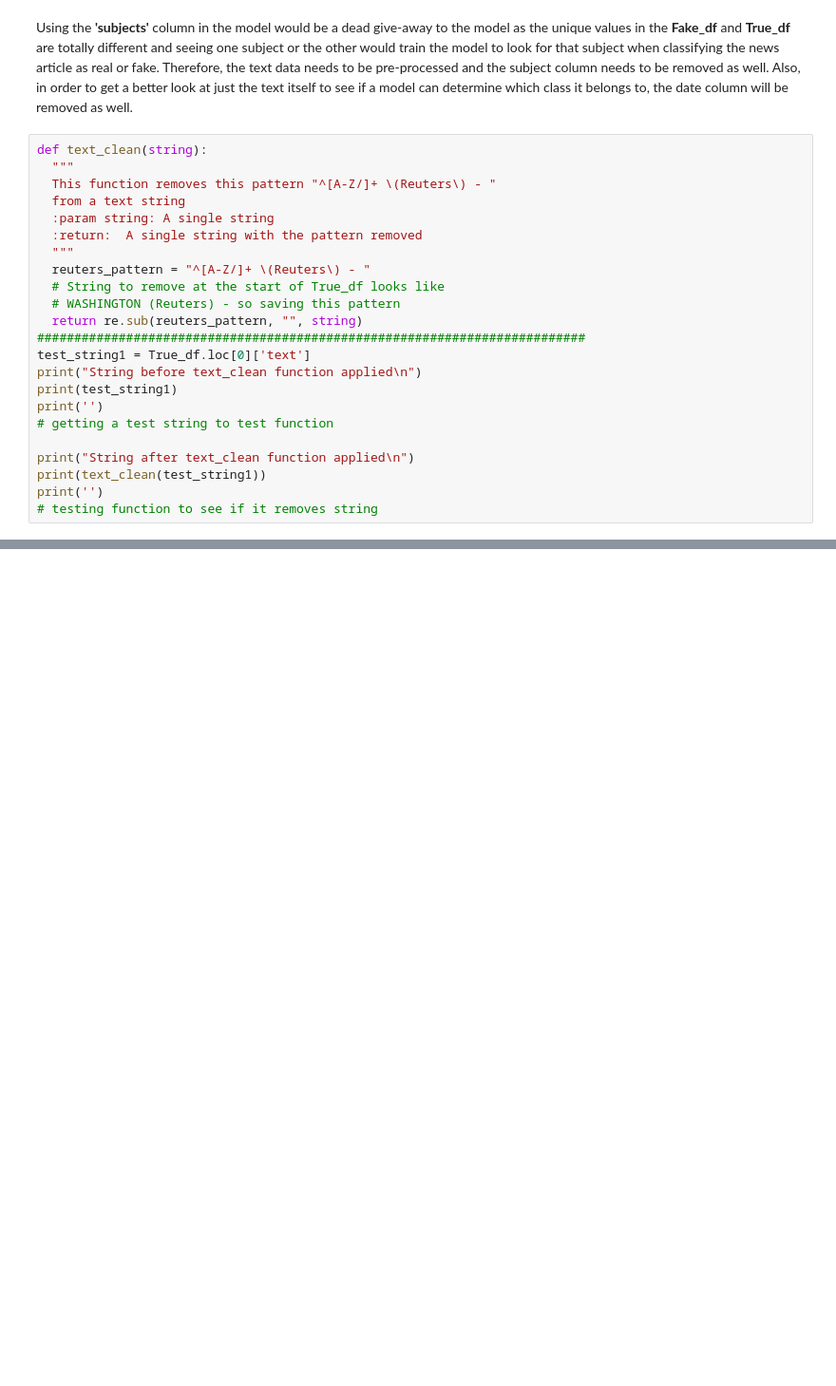
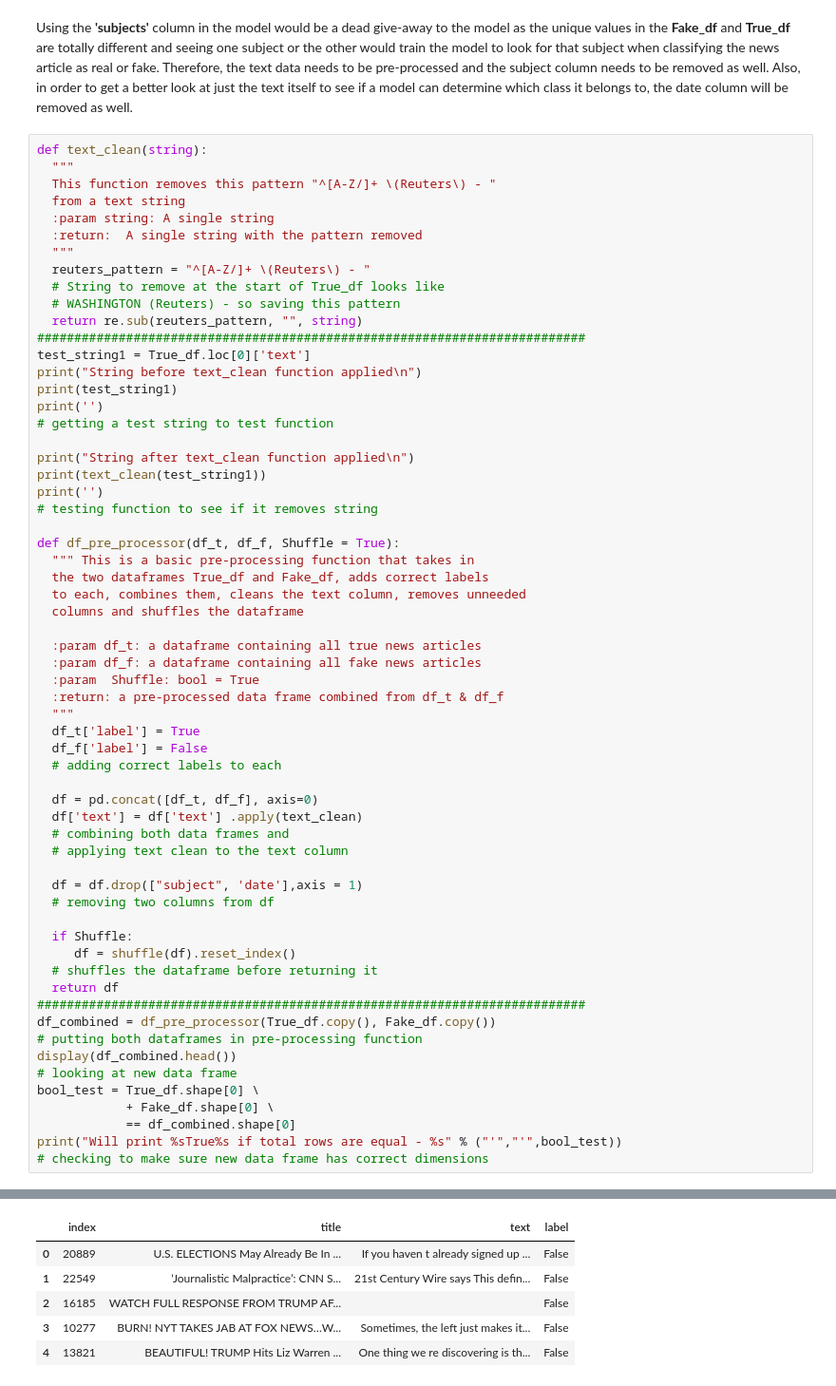
Before and after one commit to EdwardMMiller/Data-Mining-Project---Fall-2022, a Jupyter notebook: News_Classifier_V2.ipynb, the cells around one changed output, grey strips where cells are left out. Shown at 95% size. Saved outputs shown, nothing was run; the diff lists cells and outputs as text; blank space fills up the shorter version.

Commit message:
News Classifier - Day 2 work - remove extra index row

```diff
--- a/News_Classifier_V2.ipynb
+++ b/News_Classifier_V2.ipynb
@@ -280,3 +218,42 @@ print("String after text_clean function applied\n")
 print(text_clean(test_string1))
 print('')
 # testing function to see if it removes string
+
+def df_pre_processor(df_t, df_f, Shuffle = True):
+  """ This is a basic pre-processing function that takes in
+  the two dataframes True_df and Fake_df, adds correct labels
+  to each, combines them, cleans the text column, removes unneeded
+  columns and shuffles the dataframe
+
+  :param df_t: a dataframe containing all true news articles
+  :param df_f: a dataframe containing all fake news articles
+  :param  Shuffle: bool = True
+  :return: a pre-processed data frame combined from df_t & df_f
+  """
+  df_t['label'] = True
+  df_f['label'] = False
+  # adding correct labels to each
+
+  df = pd.concat([df_t, df_f], axis=0)
+  df['text'] = df['text'] .apply(text_clean)
+  # combining both data frames and
+  # applying text clean to the text column
+
+  df = df.drop(["subject", 'date'],axis = 1)
+  # removing two columns from df
+
+  if Shuffle:
+     df = shuffle(df).reset_index()
+  # shuffles the dataframe before returning it
+  return df
+##########################################################################
+df_combined = df_pre_processor(True_df.copy(), Fake_df.copy())
+# putting both dataframes in pre-processing function
+display(df_combined.head())
+# looking at new data frame
+bool_test = True_df.shape[0] \
+            + Fake_df.shape[0] \
+            == df_combined.shape[0]
+print("Will print %sTrue%s if total rows are equal - %s" % ("'","'",bool_test))
+# checking to make sure new data frame has correct dimensions
+# %% [output]
@@ -282,0 +267,6 @@ print('')
+|  | index | title | text | label |
+| 0 | 20889 | U.S. ELECTIONS May Already Be In ... | If you haven t already signed up ... | False |
+| 1 | 22549 | ‘Journalistic Malpractice’: CNN S... | 21st Century Wire says This defin... | False |
+| 2 | 16185 | WATCH FULL RESPONSE FROM TRUMP AF... |  | False |
+| 3 | 10277 | BURN! NYT TAKES JAB AT FOX NEWS…W... | Sometimes, the left just makes it... | False |
+| 4 | 13821 | BEAUTIFUL! TRUMP Hits Liz Warren ... | One thing we re discovering is th... | False |
```
Also changed, not shown: parts of 9 cells of this notebook.
